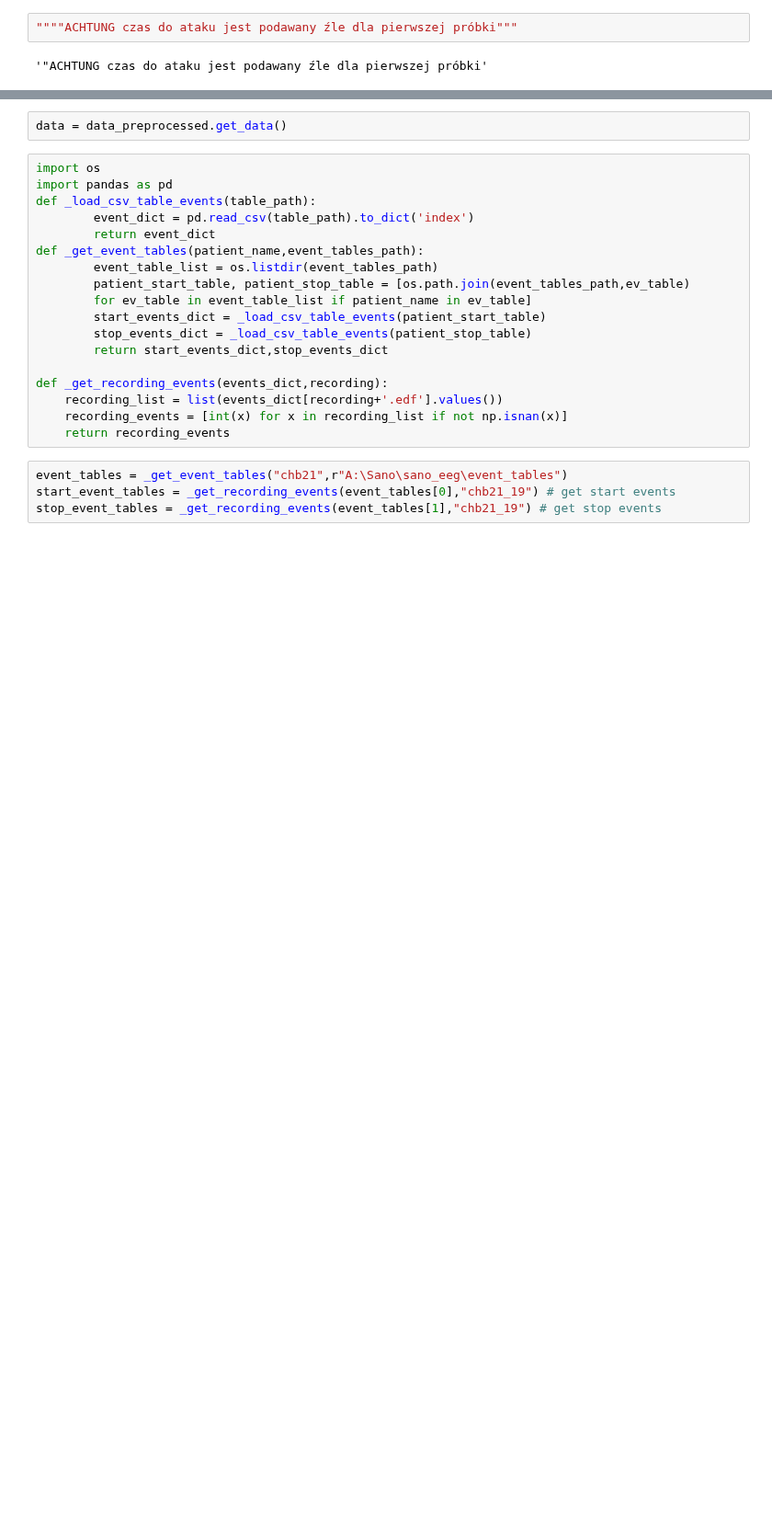
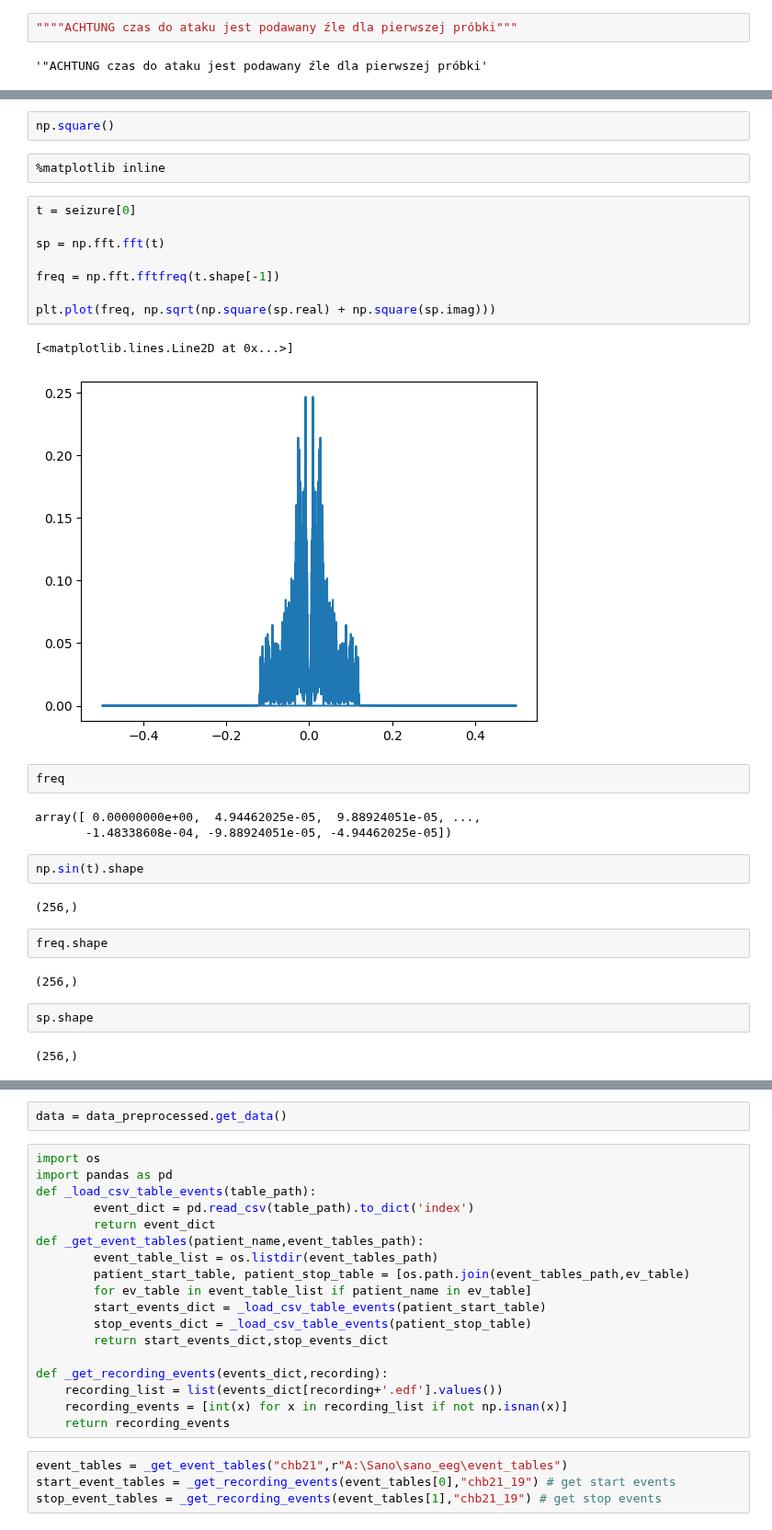
Before and after one commit to szmazurek/sano_eeg, a Jupyter notebook: test.ipynb, the cells around one changed output, grey strips where cells are left out. Shown at 92% size. Drawn from its saved outputs; the diff is of its cells as text; blank space fills up the shorter version.

```diff
--- a/test.ipynb
+++ b/test.ipynb
@@ -19,0 +95,32 @@ data_preprocessed = mne.io.read_raw_edf(Path('preprocessed_data/chb21/chb21_19.e
+# %%
+np.square()
+# %%
+%matplotlib inline
+# %%
+t = seizure[0]
+
+sp = np.fft.fft(t)
+
+freq = np.fft.fftfreq(t.shape[-1])
+
+plt.plot(freq, np.sqrt(np.square(sp.real) + np.square(sp.imag)))
+# %% [output]
+[<matplotlib.lines.Line2D at 0x...>]
+[figure, added]
+# %%
+freq
+# %% [output]
+array([ 0.00000000e+00,  4.94462025e-05,  9.88924051e-05, ...,
+       -1.48338608e-04, -9.88924051e-05, -4.94462025e-05])
+# %%
+np.sin(t).shape
+# %% [output]
+(256,)
+# %%
+freq.shape
+# %% [output]
+(256,)
+# %%
+sp.shape
+# %% [output]
+(256,)
```
Also changed, not shown: parts of 13 cells of this notebook, 3 other files.
